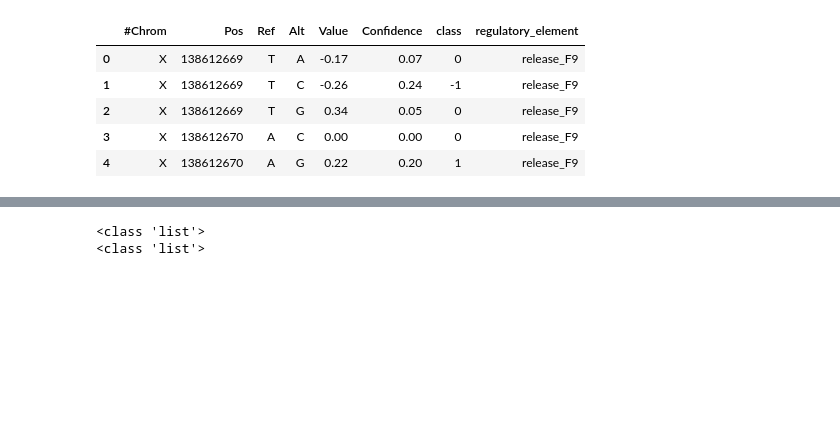
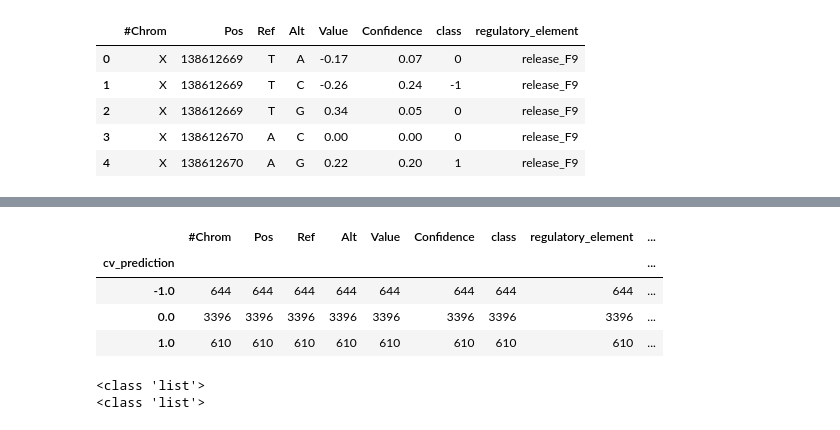
Before and after one commit to alex-hh/cagi5_mpra_prediction, a Jupyter notebook: Cagi5Exploration.ipynb, the cells around one changed output, grey strips where cells are left out. Drawn from its saved outputs; the diff is of its cells as text; code cells hidden in the pictures; blank space fills up the shorter version.

```diff
--- a/Cagi5Exploration.ipynb
+++ b/Cagi5Exploration.ipynb
@@ -27,3 +179,11 @@ df['Altcheck'] = df.apply(lambda row: row['alt_sequence'][row['snp_index']], axi
+# %%
+cvdf.groupby(['cv_prediction']).count()
+# %% [output]
+|  | #Chrom | Pos | Ref | Alt | Value | Confidence | class | regulatory_element | ... |
+| cv_prediction |  |  |  |  |  |  |  |  | ... |
+| -1.0 | 644 | 644 | 644 | 644 | 644 | 644 | 644 | 644 | ... |
+| 0.0 | 3396 | 3396 | 3396 | 3396 | 3396 | 3396 | 3396 | 3396 | ... |
+| 1.0 | 610 | 610 | 610 | 610 | 610 | 610 | 610 | 610 | ... |
 # %%
 from utils import snpfeats_from_df, seqfeats_from_df
 # absdiff = snpfeats_from_df(df, 1000)
```
Also changed, not shown: parts of 19 cells of this notebook, 2 other files.
